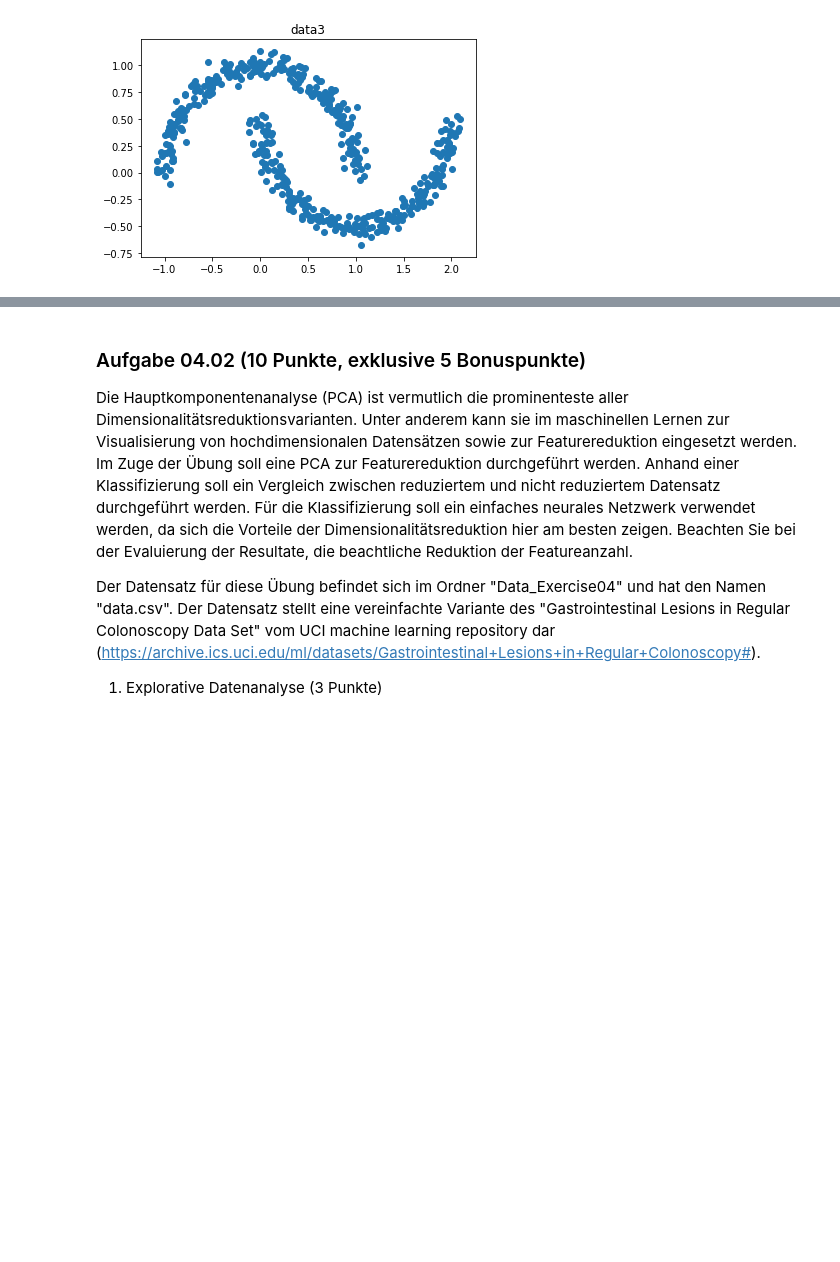
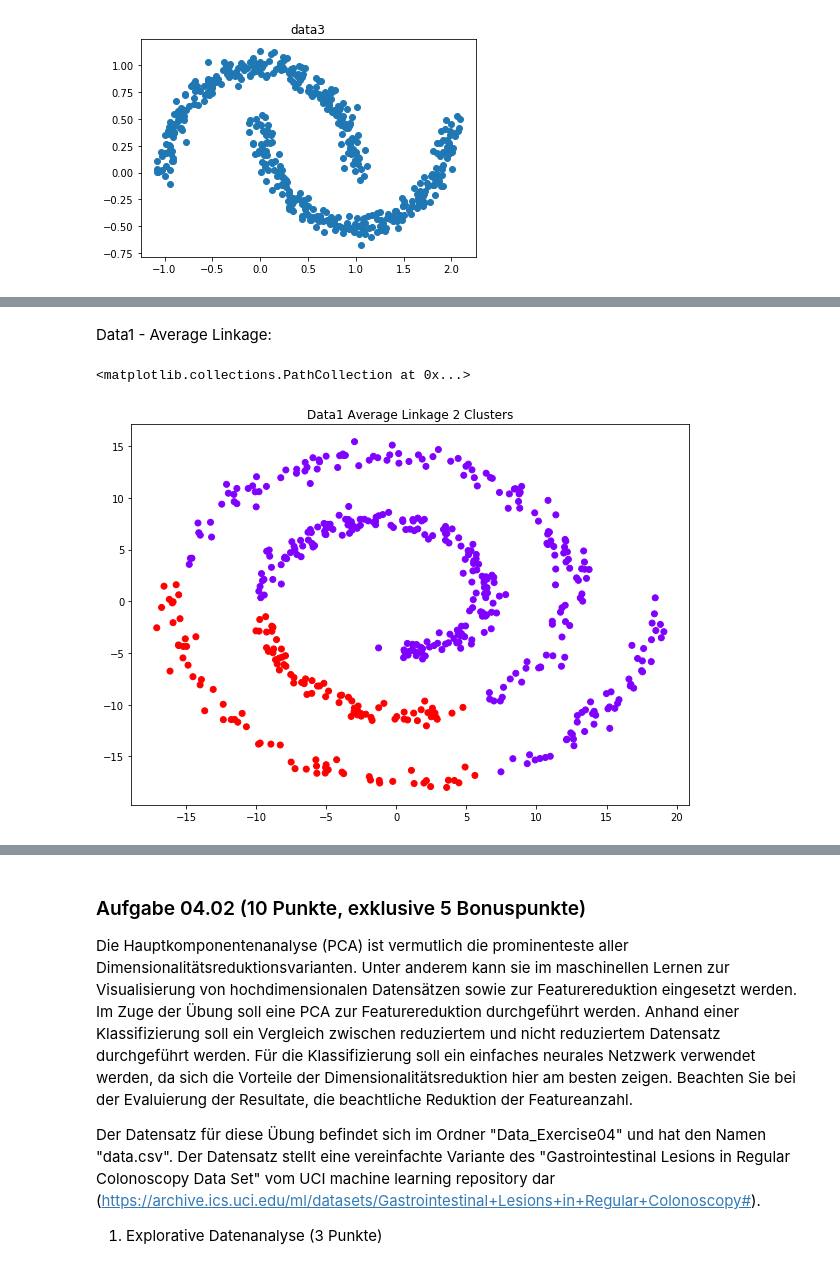
Before and after one commit to wermann33/MLEUnsupervised-Clustering-_Feature-Handling, a Jupyter notebook: Uebung 04.ipynb, the cells around one changed output, grey strips where cells are left out. Saved outputs shown, nothing was run; the diff lists cells and outputs as text; code cells hidden in the pictures; blank space fills up the shorter version.

```diff
--- a/Uebung 04.ipynb
+++ b/Uebung 04.ipynb
@@ -87,0 +114,11 @@ Im Zuge der Aufgabe soll für die drei Datensätze hierarchisches Clustering mit
+# %% [markdown]
+Data1 - Average Linkage:
+# %%
+model = AgglomerativeClustering(n_clusters=2, linkage="average", affinity='euclidean')
+model.fit_predict(data1)
+plt.figure(figsize=(10,7))
+plt.title("Data1 Average Linkage 2 Clusters")
+plt.scatter(data1['feature1'],data1['feature2'], c=model.labels_, cmap='rainbow')
+# %% [output]
+<matplotlib.collections.PathCollection at 0x...>
+[figure, added]
```
Also changed, not shown: parts of 32 cells of this notebook, 2 other files.
